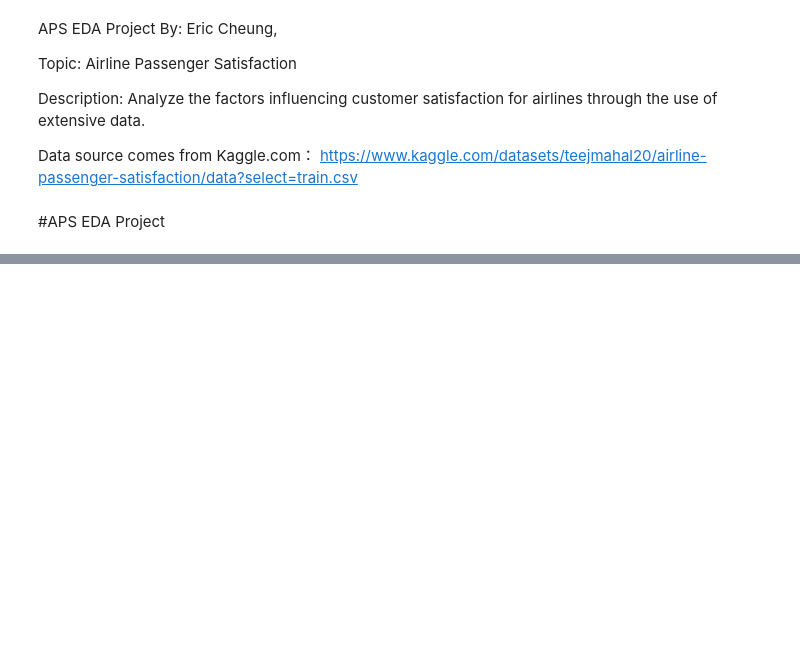
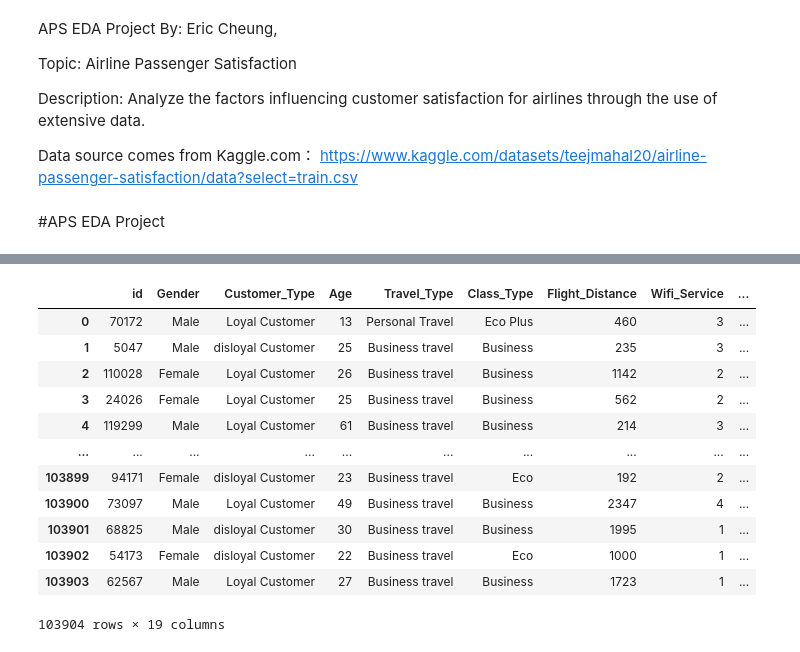
Before and after one commit to apollo201182/EDA-project-, a Jupyter notebook: Eric and Renee/Airline Passenger Satisfaction.ipynb, the cells around one changed output, grey strips where cells are left out. Saved outputs shown, nothing was run; the diff lists cells and outputs as text; code cells hidden in the pictures; blank space fills up the shorter version.

```diff
--- a/Eric and Renee/Airline Passenger Satisfaction.ipynb
+++ b/Eric and Renee/Airline Passenger Satisfaction.ipynb
@@ -108,0 +141,2 @@ df.isnull()
+# %%
+data.drop_duplicates(inplace=True)
@@ -108,0 +154,25 @@ df.isnull()
+# %%
+columns_to_extract = ['id', 'Gender', 'Customer_Type', 'Age', 'Travel_Type', 'Class_Type',
+       'Flight_Distance', 'Wifi_Service',
+       'Departure & Arrival time convenient', 'Online_Booking',
+       'Gate_location', 'Food_drink', 'Online_boarding', 'Seat_comfort',
+       'Inflight_entertainment', 'Onboard_Service', 'Checkin_service',
+       'Inflight service', 'Cleanliness']
+
+satisfaction_service = data[columns_to_extract]
+# %%
+satisfaction_service
+# %% [output]
+|  | id | Gender | Customer_Type | Age | Travel_Type | Class_Type | Flight_Distance | Wifi_Service | ... |
+| 0 | 70172 | Male | Loyal Customer | 13 | Personal Travel | Eco Plus | 460 | 3 | ... |
+| 1 | 5047 | Male | disloyal Customer | 25 | Business travel | Business | 235 | 3 | ... |
+| 2 | 110028 | Female | Loyal Customer | 26 | Business travel | Business | 1142 | 2 | ... |
+| 3 | 24026 | Female | Loyal Customer | 25 | Business travel | Business | 562 | 2 | ... |
+| 4 | 119299 | Male | Loyal Customer | 61 | Business travel | Business | 214 | 3 | ... |
+| ... | ... | ... | ... | ... | ... | ... | ... | ... | ... |
+| 103899 | 94171 | Female | disloyal Customer | 23 | Business travel | Eco | 192 | 2 | ... |
+| 103900 | 73097 | Male | Loyal Customer | 49 | Business travel | Business | 2347 | 4 | ... |
+| 103901 | 68825 | Male | disloyal Customer | 30 | Business travel | Business | 1995 | 1 | ... |
+| 103902 | 54173 | Female | disloyal Customer | 22 | Business travel | Eco | 1000 | 1 | ... |
+| 103903 | 62567 | Male | Loyal Customer | 27 | Business travel | Business | 1723 | 1 | ... |
+103904 rows × 19 columns
```
Also changed, not shown: parts of 17 cells of this notebook, 1 other file.
